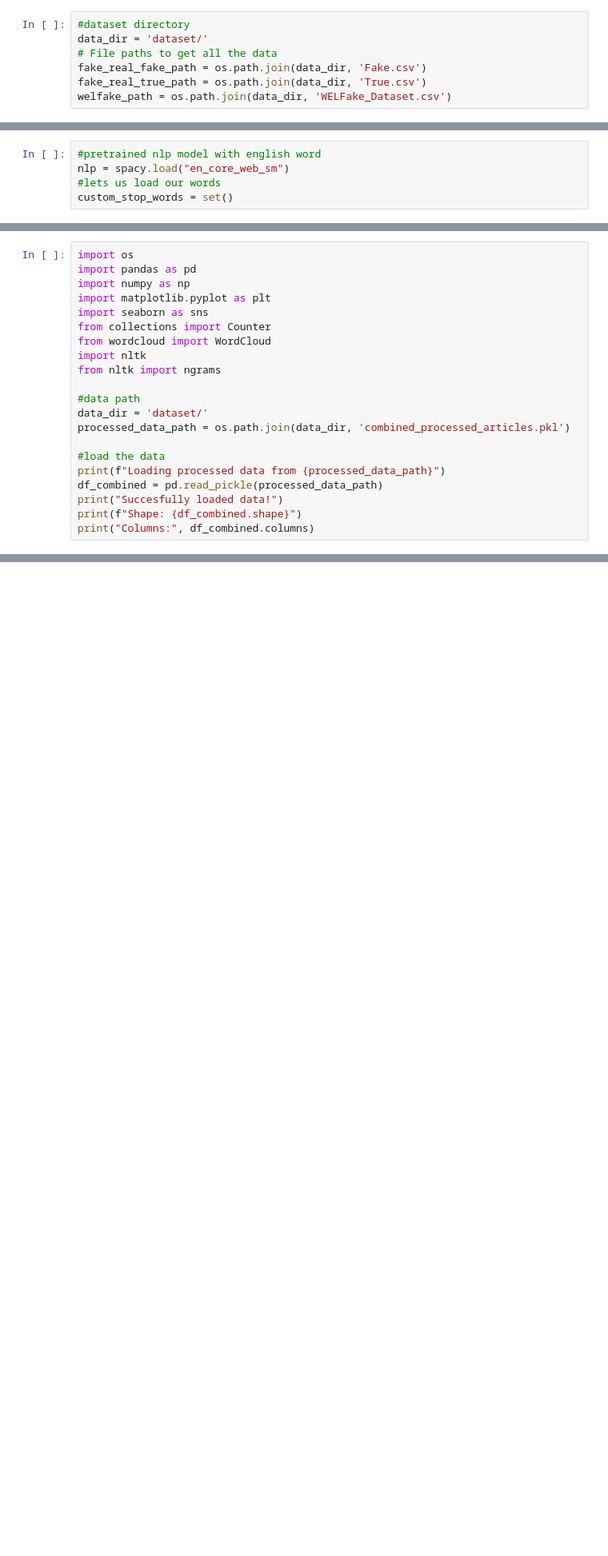
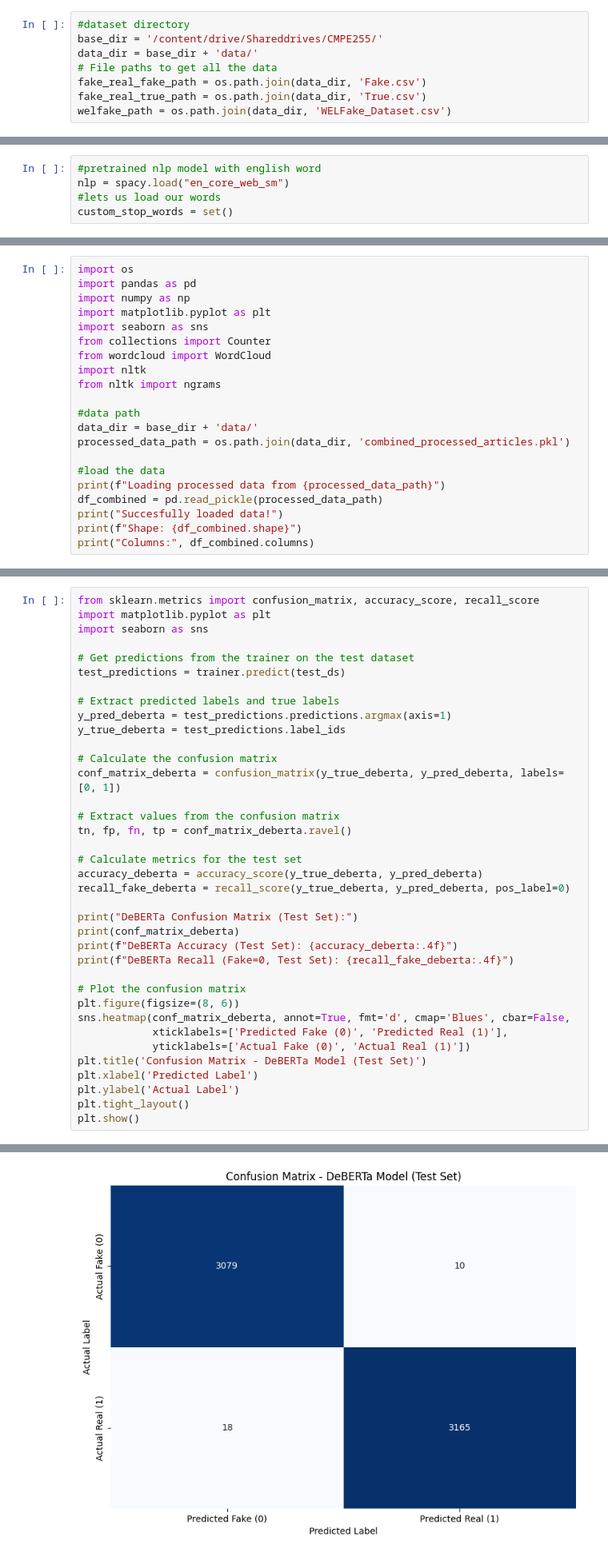
Before and after one commit to SJSU-Projects-25/fake-news-detection, a Jupyter notebook: Fake_News_Detection.ipynb, the cells around one changed output, grey strips where cells are left out. Shown at 80% size. Cells and saved outputs as stored; diff of their text form; blank space fills up the shorter version.

Commit message:
Add Fake News Detection notebook and requirements

```diff
--- a/Fake_News_Detection.ipynb
+++ b/Fake_News_Detection.ipynb
@@ -4,6 +43,7 @@ import os
 # %%
 #dataset directory
-data_dir = 'dataset/'
+base_dir = '/content/drive/Shareddrives/CMPE255/'
+data_dir = base_dir + 'data/'
 # File paths to get all the data
 fake_real_fake_path = os.path.join(data_dir, 'Fake.csv')
 fake_real_true_path = os.path.join(data_dir, 'True.csv')
@@ -215,7 +347,7 @@ import nltk
 from nltk import ngrams
 
 #data path
-data_dir = 'dataset/'
+data_dir = base_dir + 'data/'
 processed_data_path = os.path.join(data_dir, 'combined_processed_articles.pkl')
 
 #load the data
@@ -433,0 +1291,38 @@ print("EDA Done!")
+# %%
+from sklearn.metrics import confusion_matrix, accuracy_score, recall_score
+import matplotlib.pyplot as plt
+import seaborn as sns
+
+# Get predictions from the trainer on the test dataset
+test_predictions = trainer.predict(test_ds)
+
+# Extract predicted labels and true labels
+y_pred_deberta = test_predictions.predictions.argmax(axis=1)
+y_true_deberta = test_predictions.label_ids
+
+# Calculate the confusion matrix
+conf_matrix_deberta = confusion_matrix(y_true_deberta, y_pred_deberta, labels=[0, 1])
+
+# Extract values from the confusion matrix
+tn, fp, fn, tp = conf_matrix_deberta.ravel()
+
+# Calculate metrics for the test set
+accuracy_deberta = accuracy_score(y_true_deberta, y_pred_deberta)
+recall_fake_deberta = recall_score(y_true_deberta, y_pred_deberta, pos_label=0)
+
+print("DeBERTa Confusion Matrix (Test Set):")
+print(conf_matrix_deberta)
+print(f"DeBERTa Accuracy (Test Set): {accuracy_deberta:.4f}")
+print(f"DeBERTa Recall (Fake=0, Test Set): {recall_fake_deberta:.4f}")
+
+# Plot the confusion matrix
+plt.figure(figsize=(8, 6))
+sns.heatmap(conf_matrix_deberta, annot=True, fmt='d', cmap='Blues', cbar=False,
+            xticklabels=['Predicted Fake (0)', 'Predicted Real (1)'],
+            yticklabels=['Actual Fake (0)', 'Actual Real (1)'])
+plt.title('Confusion Matrix - DeBERTa Model (Test Set)')
+plt.xlabel('Predicted Label')
+plt.ylabel('Actual Label')
+plt.tight_layout()
+plt.show()
+# %% [output]
@@ -433,0 +1335 @@ print("EDA Done!")
+[figure, added]
```
Also changed, not shown: parts of 38 cells of this notebook, 1 other file.
